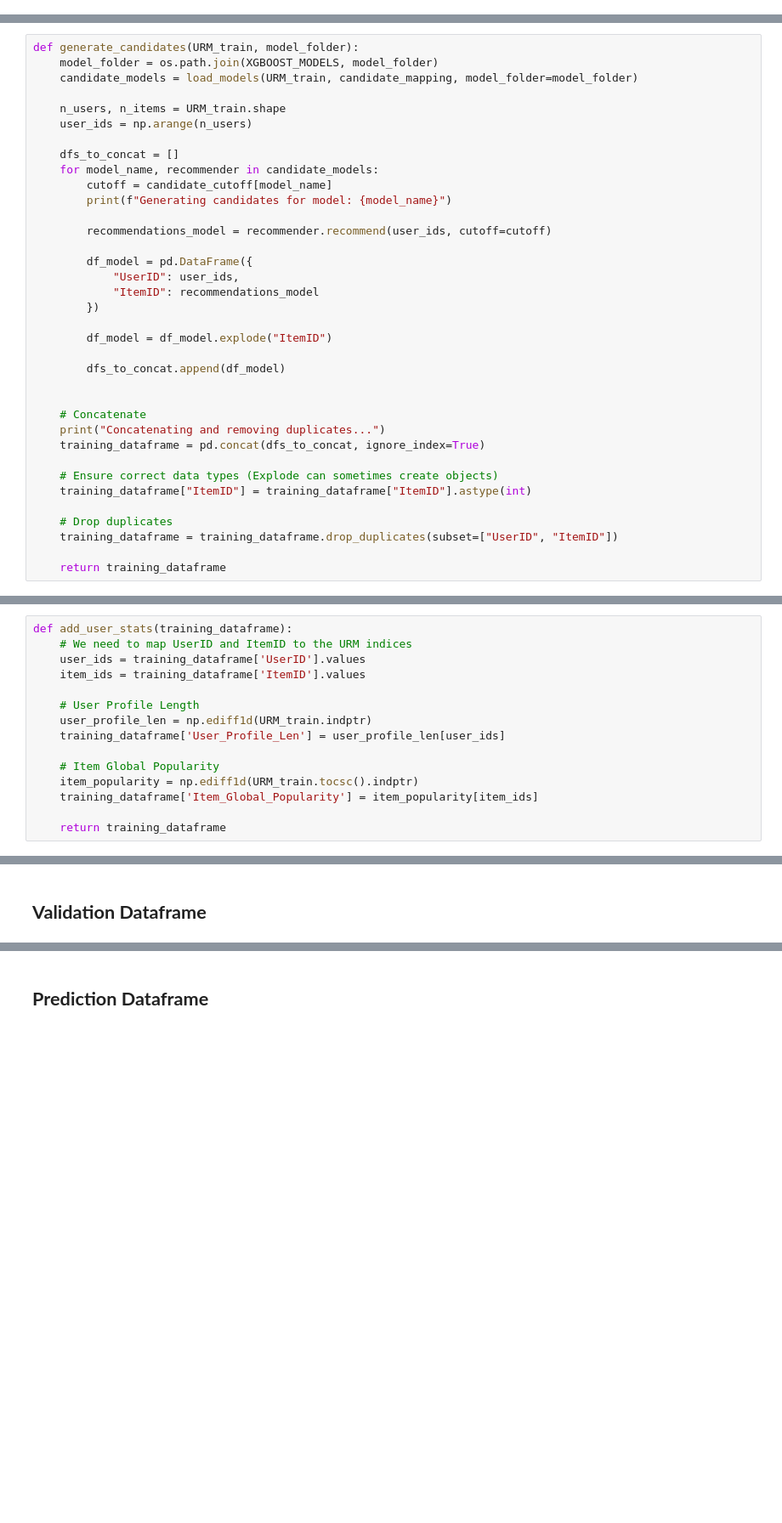
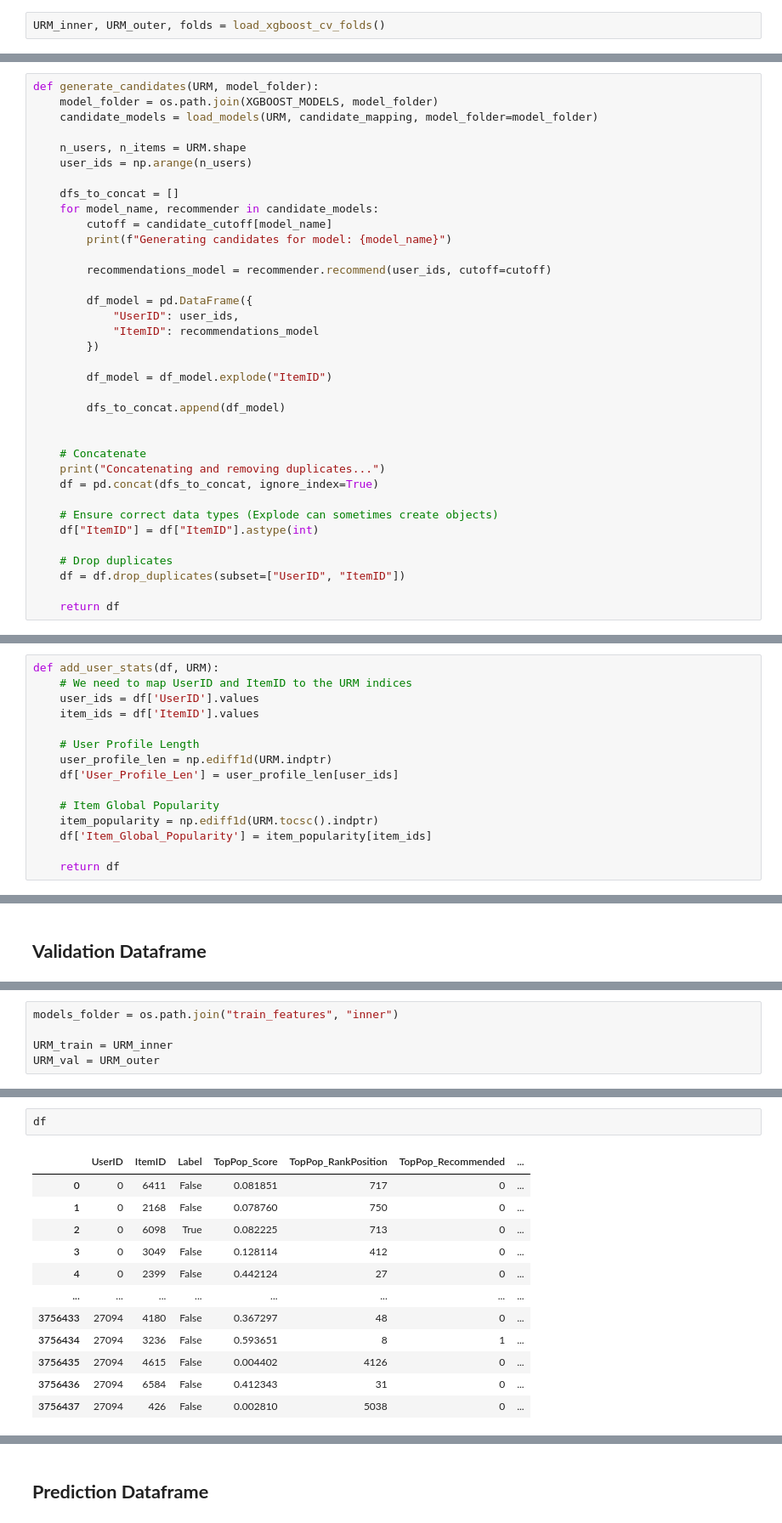
Before and after one commit to Lv1g1/RecSys-Challenge-2025, a Jupyter notebook: Challenge/xg_boost/generate_dataframes.ipynb, the cells around one changed output, grey strips where cells are left out. Shown at 85% size. Saved outputs shown, nothing was run; the diff lists cells and outputs as text; blank space fills up the shorter version.

Commit message:
added xgboost cv

```diff
--- a/Challenge/xg_boost/generate_dataframes.ipynb
+++ b/Challenge/xg_boost/generate_dataframes.ipynb
@@ -88,3 +83,5 @@ Warning: 124 (0.46 %) of 27095 users have no sampled items
+# %%
+URM_inner, URM_outer, folds = load_xgboost_cv_folds()
 # %% [markdown]
 ## **Recommeder List**
 # %%
@@ -170,9 +153,9 @@ candidate_cutoff = {
 # %%
-def generate_candidates(URM_train, model_folder):
+def generate_candidates(URM, model_folder):
     model_folder = os.path.join(XGBOOST_MODELS, model_folder)
-    candidate_models = load_models(URM_train, candidate_mapping, model_folder=model_folder)
+    candidate_models = load_models(URM, candidate_mapping, model_folder=model_folder)
 
-    n_users, n_items = URM_train.shape
+    n_users, n_items = URM.shape
     user_ids = np.arange(n_users)
 
     dfs_to_concat = []
@@ -194,13 +177,13 @@ def generate_candidates(URM_train, model_folder):
 
     # Concatenate
     print("Concatenating and removing duplicates...")
-    training_dataframe = pd.concat(dfs_to_concat, ignore_index=True)
+    df = pd.concat(dfs_to_concat, ignore_index=True)
 
     # Ensure correct data types (Explode can sometimes create objects)
-    training_dataframe["ItemID"] = training_dataframe["ItemID"].astype(int)
+    df["ItemID"] = df["ItemID"].astype(int)
 
     # Drop duplicates
-    training_dataframe = training_dataframe.drop_duplicates(subset=["UserID", "ItemID"])
+    df = df.drop_duplicates(subset=["UserID", "ItemID"])
 
-    return training_dataframe
+    return df
 # %%
@@ -524,18 +479,18 @@ def add_aggregate_features_stats(training_dataframe):
 # %%
-def add_user_stats(training_dataframe):
+def add_user_stats(df, URM):
     # We need to map UserID and ItemID to the URM indices
-    user_ids = training_dataframe['UserID'].values
-    item_ids = training_dataframe['ItemID'].values
+    user_ids = df['UserID'].values
+    item_ids = df['ItemID'].values
 
     # User Profile Length
-    user_profile_len = np.ediff1d(URM_train.indptr)
-    training_dataframe['User_Profile_Len'] = user_profile_len[user_ids]
+    user_profile_len = np.ediff1d(URM.indptr)
+    df['User_Profile_Len'] = user_profile_len[user_ids]
 
     # Item Global Popularity
-    item_popularity = np.ediff1d(URM_train.tocsc().indptr)
-    training_dataframe['Item_Global_Popularity'] = item_popularity[item_ids]
+    item_popularity = np.ediff1d(URM.tocsc().indptr)
+    df['Item_Global_Popularity'] = item_popularity[item_ids]
 
-    return training_dataframe
+    return df
 # %%
 def sanity_check(df, verbose=True):
     print("--- STARTING SANITY CHECK ---")
@@ -1214,0 +741,5 @@ True
+# %%
+models_folder = os.path.join("train_features", "inner")
+
+URM_train = URM_inner
+URM_val = URM_outer
@@ -1214,0 +873,15 @@ True
+# %%
+df
+# %% [output]
+|  | UserID | ItemID | Label | TopPop_Score | TopPop_RankPosition | TopPop_Recommended | ... |
+| 0 | 0 | 6411 | False | 0.081851 | 717 | 0 | ... |
+| 1 | 0 | 2168 | False | 0.078760 | 750 | 0 | ... |
+| 2 | 0 | 6098 | True | 0.082225 | 713 | 0 | ... |
+| 3 | 0 | 3049 | False | 0.128114 | 412 | 0 | ... |
+| 4 | 0 | 2399 | False | 0.442124 | 27 | 0 | ... |
+| ... | ... | ... | ... | ... | ... | ... | ... |
+| 3756433 | 27094 | 4180 | False | 0.367297 | 48 | 0 | ... |
+| 3756434 | 27094 | 3236 | False | 0.593651 | 8 | 1 | ... |
+| 3756435 | 27094 | 4615 | False | 0.004402 | 4126 | 0 | ... |
+| 3756436 | 27094 | 6584 | False | 0.412343 | 31 | 0 | ... |
+| 3756437 | 27094 | 426 | False | 0.002810 | 5038 | 0 | ... |
```
Also changed, not shown: parts of 87 cells of this notebook, 10 other files.
